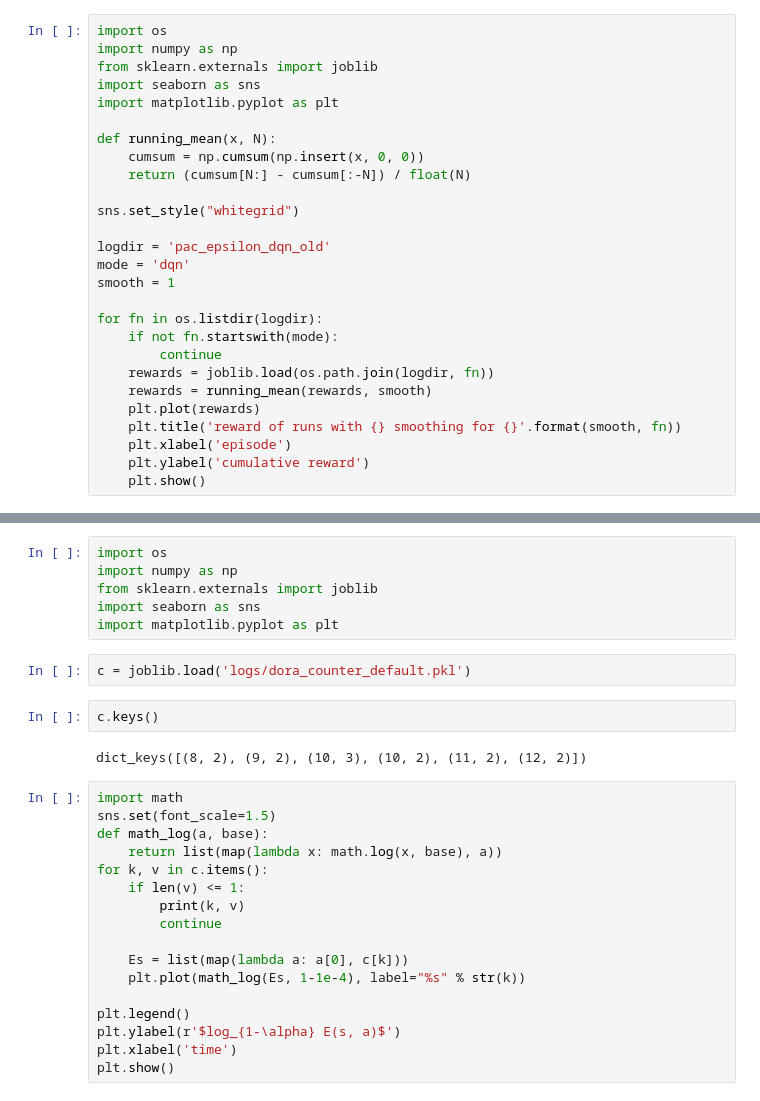
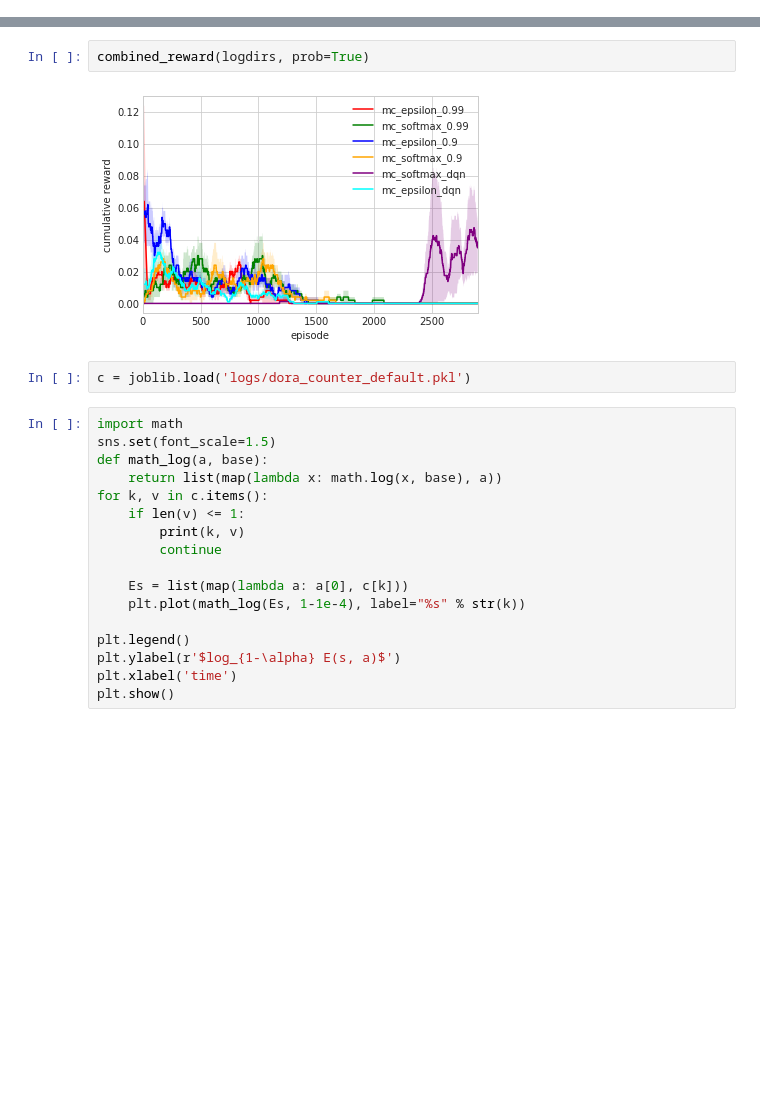
Before and after one commit to nathanwang000/deep_exploration_with_E_network, a Jupyter notebook: plot.ipynb, the cells around one changed output, grey strips where cells are left out. Drawn from its saved outputs; the diff is of its cells as text; blank space fills up the shorter version.

```diff
--- a/plot.ipynb
+++ b/plot.ipynb
@@ -1,27 +0,0 @@
-# %%
-import os
-import numpy as np
-from sklearn.externals import joblib
-import seaborn as sns
-import matplotlib.pyplot as plt
-
-def running_mean(x, N):
-    cumsum = np.cumsum(np.insert(x, 0, 0))
-    return (cumsum[N:] - cumsum[:-N]) / float(N)
-
-sns.set_style("whitegrid")
-
-logdir = 'pac_epsilon_dqn_old'
-mode = 'dqn'
-smooth = 1
-
-for fn in os.listdir(logdir):
-    if not fn.startswith(mode):
-        continue
-    rewards = joblib.load(os.path.join(logdir, fn))
-    rewards = running_mean(rewards, smooth)
-    plt.plot(rewards)
-    plt.title('reward of runs with {} smoothing for {}'.format(smooth, fn))
-    plt.xlabel('episode')
-    plt.ylabel('cumulative reward')
-    plt.show()
@@ -90,15 +56,9 @@ for fn in os.listdir(logdir):
-# %%
-import os
-import numpy as np
-from sklearn.externals import joblib
-import seaborn as sns
-import matplotlib.pyplot as plt
+# %%
+combined_reward(logdirs, prob=True)
+# %% [output]
+[figure, added]
 # %%
 c = joblib.load('logs/dora_counter_default.pkl')
-# %%
-c.keys()
-# %% [output]
-dict_keys([(8, 2), (9, 2), (10, 3), (10, 2), (11, 2), (12, 2)])
 # %%
 import math
 sns.set(font_scale=1.5)
```
Also changed, not shown: parts of 4 cells of this notebook, 1 other file.
